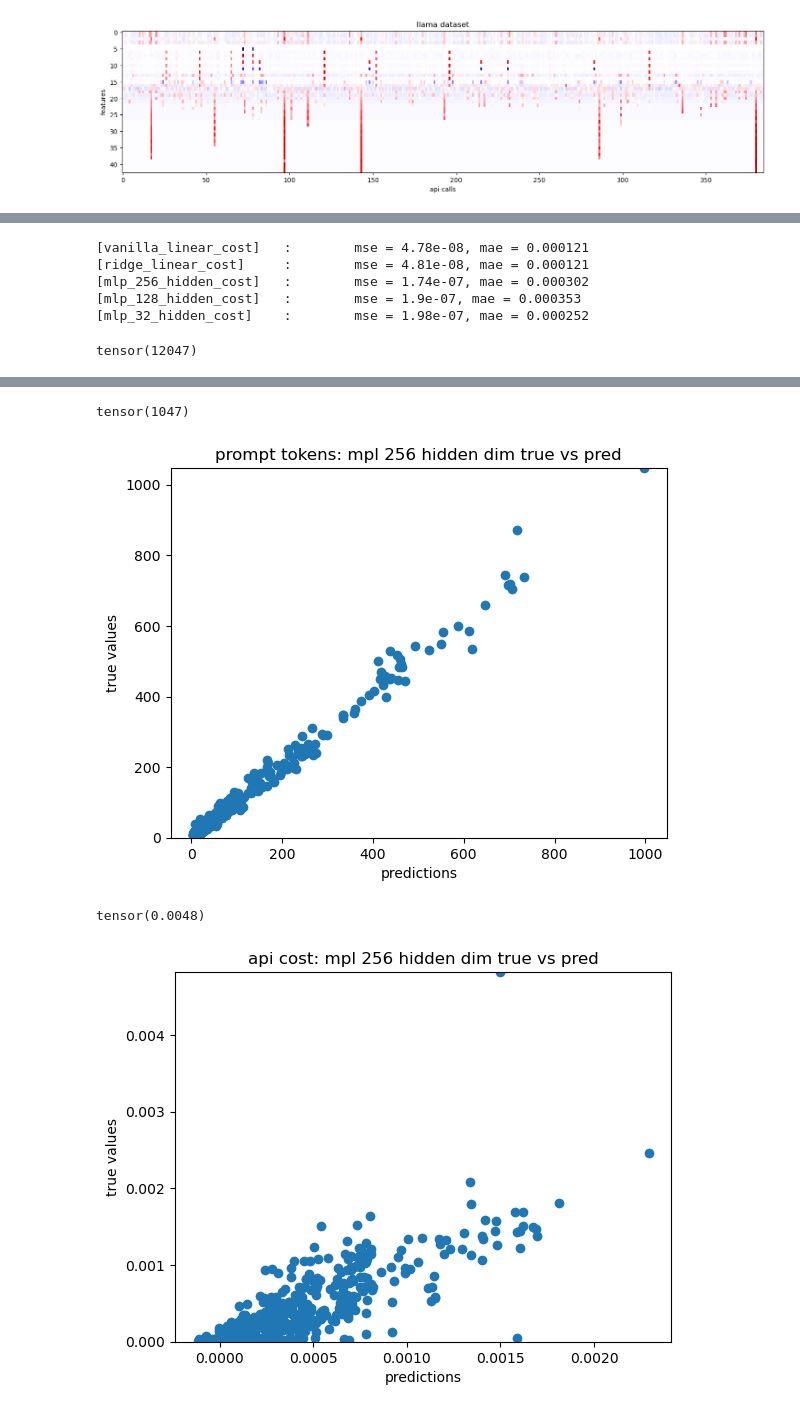
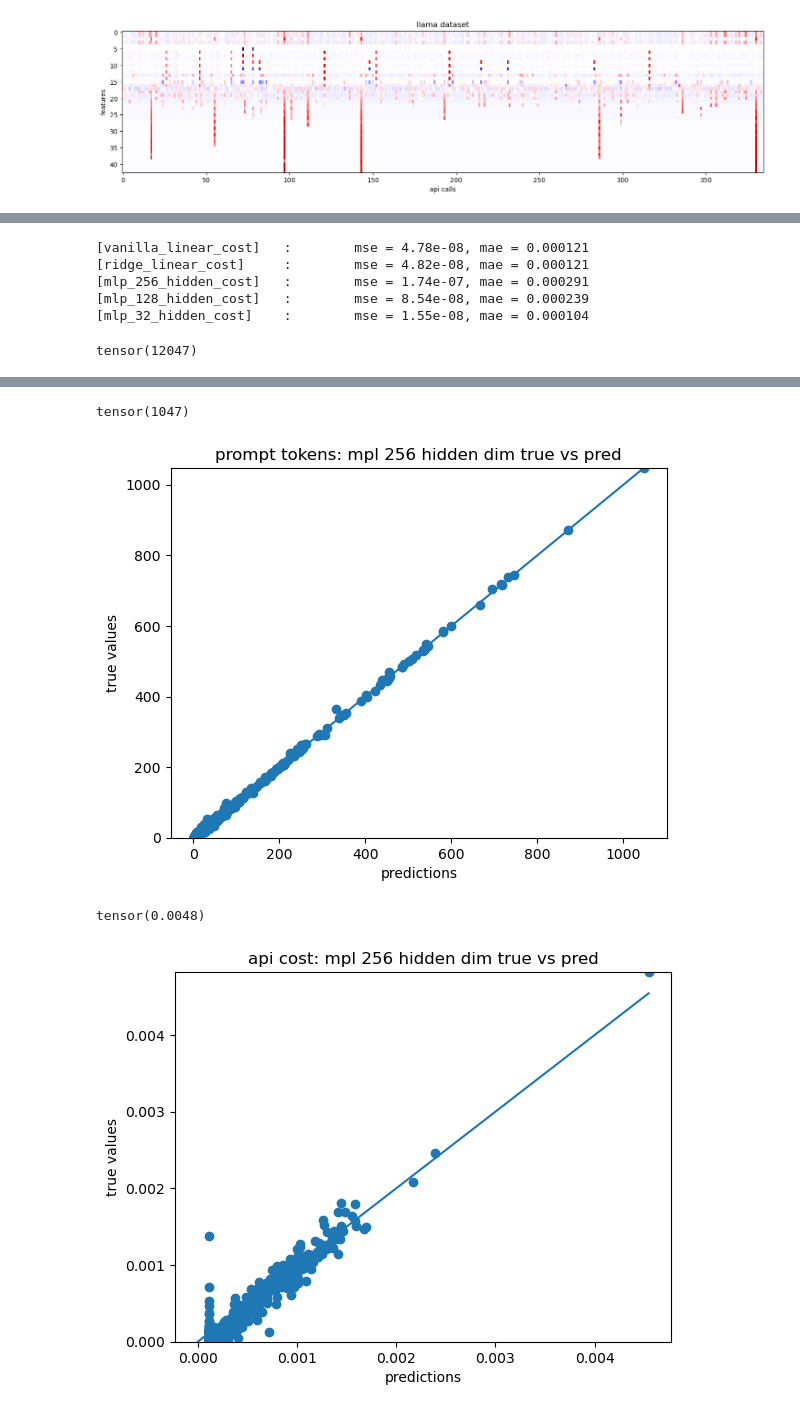
Before and after one commit to noise-course/course-project-zroe1, a Jupyter notebook: main.ipynb, the cells around one changed output, grey strips where cells are left out. Saved outputs shown, nothing was run; the diff lists cells and outputs as text; code cells hidden in the pictures.

```diff
--- a/main.ipynb
+++ b/main.ipynb
@@ -122,7 +122,12 @@ def split_df_into_api_segments(full_model_df, open_router_ips):
 
     return non_zero_segmnets
 # %%
-open_router_ips = get_open_website_ips(df, "openrouter.ai")
+open_router_ips = get_open_website_ips(grok_df, "openrouter.ai")
+open_router_ips += get_open_website_ips(gemini_df, "openrouter.ai")
+open_router_ips += get_open_website_ips(llama_df, "openrouter.ai")
+open_router_ips = list(set(open_router_ips))
+print(open_router_ips)
+
 grok_segments = split_df_into_api_segments(grok_df, open_router_ips)
 gemini_segments = split_df_into_api_segments(gemini_df, open_router_ips)
 llama_segments = split_df_into_api_segments(llama_df, open_router_ips)
@@ -460,6 +457,9 @@ def get_labels(list_of_labels_lists):
     return torch.tensor(completion_tokens), torch.tensor(prompt_tokens), torch.tensor(costs)
 
 train_x = torch.concat((grok_data, gemini_data, llama_data))
+train_mean = train_x.mean(dim=0)
+train_std = train_x.std(dim=0) + 1e-5
+train_x = (train_x - train_mean)  / (train_std)
 completion_y, prompt_y, costs_y = get_labels([grok_labels, gemini_labels, llama_labels])
 # %%
 from sklearn.metrics import mean_absolute_error
@@ -537,9 +537,9 @@ cost_models = dict()
 
 cost_models['vanilla_linear_cost'] = train_linear(train_x, costs_y)
 cost_models['ridge_linear_cost'] = train_ridge(train_x, costs_y)
-cost_models['mlp_256_hidden_cost'] = trian_mlp(256, train_x, costs_y, lr=10.0)
-cost_models['mlp_128_hidden_cost'] = trian_mlp(128, train_x, costs_y, lr=10.0)
-cost_models['mlp_32_hidden_cost'] = trian_mlp(32, train_x, costs_y, lr=10.0)
+cost_models['mlp_256_hidden_cost'] = trian_mlp(256, train_x, costs_y)
+cost_models['mlp_128_hidden_cost'] = trian_mlp(128, train_x, costs_y)
+cost_models['mlp_32_hidden_cost'] = trian_mlp(32, train_x, costs_y)
 # %%
 def evalute_models(models, train, y):
 
@@ -576,10 +576,10 @@ evalute_models(prompt_models, train_x, prompt_y)
 evalute_models(cost_models, train_x, costs_y)
 # %% [output]
 [vanilla_linear_cost]   :        mse = 4.78e-08, mae = 0.000121
-[ridge_linear_cost]     :        mse = 4.81e-08, mae = 0.000121
-[mlp_256_hidden_cost]   :        mse = 1.74e-07, mae = 0.000302
-[mlp_128_hidden_cost]   :        mse = 1.9e-07, mae = 0.000353
-[mlp_32_hidden_cost]    :        mse = 1.98e-07, mae = 0.000252
+[ridge_linear_cost]     :        mse = 4.82e-08, mae = 0.000121
+[mlp_256_hidden_cost]   :        mse = 1.74e-07, mae = 0.000291
+[mlp_128_hidden_cost]   :        mse = 8.54e-08, mae = 0.000239
+[mlp_32_hidden_cost]    :        mse = 1.55e-08, mae = 0.000104
 # %%
 def plot_true_vs_pred(model, is_linear, train, ys, title):
     preds = None
@@ -589,6 +589,10 @@ def plot_true_vs_pred(model, is_linear, train, ys, title):
     else:
         with torch.no_grad():
             preds = model(train)
+
+    y_equals_x = torch.linspace(0, max(preds).item(), 100)
+    # print(y_equals_x)
+    plt.plot(y_equals_x, y_equals_x)
 
     plt.scatter(preds, ys)
     plt.title(title)
@@ -601,6 +605,6 @@ def plot_true_vs_pred(model, is_linear, train, ys, title):
 
 plot_true_vs_pred(completion_models['mlp_256_hidden_completion'], False, train_x, completion_y, title="completion tokens: mpl 256 hidden dim true vs pred")
 plot_true_vs_pred(prompt_models['mlp_256_hidden_prompt'], False, train_x, prompt_y, title="prompt tokens: mpl 256 hidden dim true vs pred")
-plot_true_vs_pred(cost_models['vanilla_linear_cost'], True, train_x, costs_y, title="api cost: mpl 256 hidden dim true vs pred")
+plot_true_vs_pred(cost_models['mlp_32_hidden_cost'], False, train_x, costs_y, title="api cost: mpl 256 hidden dim true vs pred")
 # %% [output]
 tensor(12047)
@@ -608,4 +612,4 @@ tensor(12047)
 tensor(1047)
-[figure, old version]
+[figure, new version]
 tensor(0.0048)
-[figure, old version]
+[figure, new version]
```
Also changed, not shown: parts of 14 cells of this notebook.
